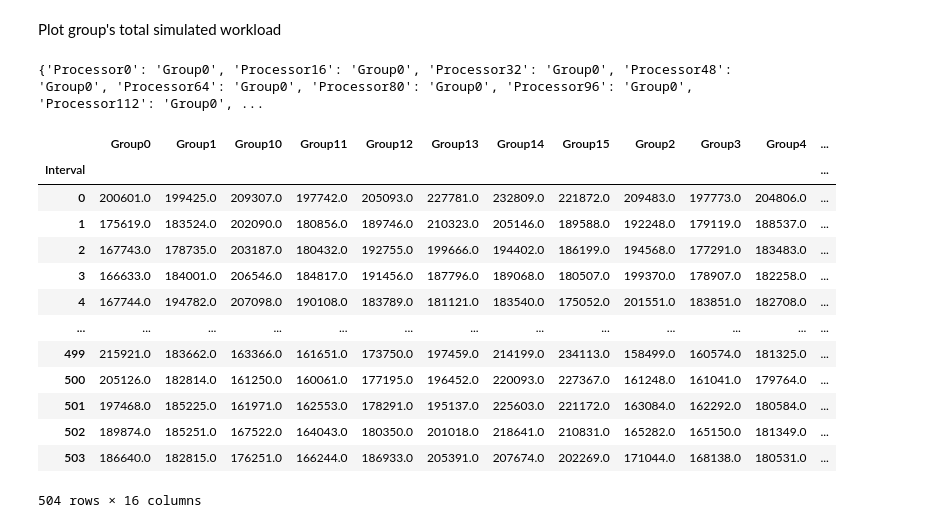
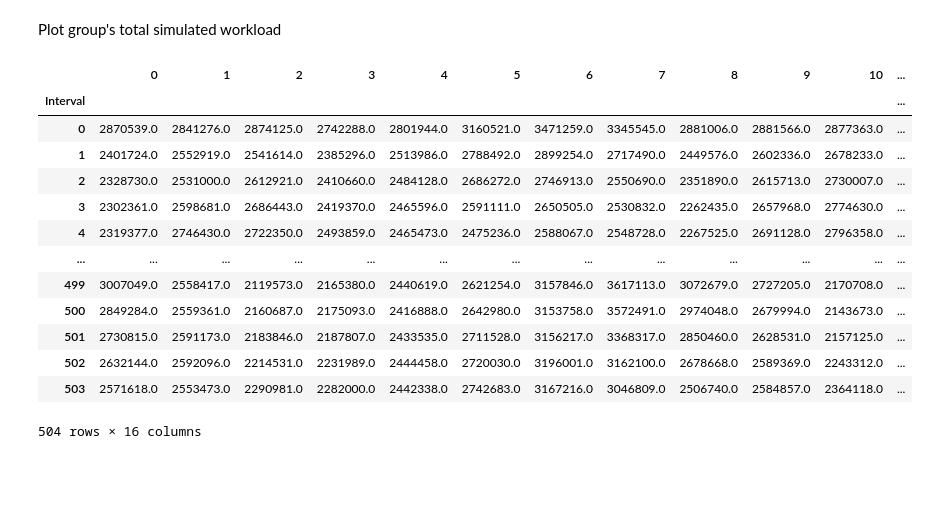
Before and after one commit to Jordan-Sun/simulated-chem, a Jupyter notebook: node_workload.ipynb, the cells around one changed output. Saved outputs shown, nothing was run; the diff lists cells and outputs as text; code cells hidden in the pictures; blank space fills up the shorter version.

```diff
--- a/node_workload.ipynb
+++ b/node_workload.ipynb
@@ -111,11 +124,18 @@ def generate_group_from_seed(
     ]
     return pd.DataFrame(processor_groups)
 
-if path:
-    node_df = pd.read_csv(path, header=None)
-else:
-    node_df = generate_group_from_seed(num_hosts, processors_per_host, seed)
-node_df
+node_dfs = {}
+for key, value in test_names.items():
+    if key in pathes:
+        node_dfs[key] = pd.read_csv(pathes[key], header=None)
+    elif key in seeds:
+        node_dfs[key] = generate_group_from_seed(
+            num_hosts, processors_per_host, seeds[key]
+        )
+
+# Print the first item in node_dfs dict
+first_key = next(iter(node_dfs))
+node_dfs[first_key]
 # %% [output]
 |  | 0 | 1 | 2 | 3 | 4 | 5 | 6 | 7 | 8 | 9 | ... | ... |
 | 0 | 0 | 16 | 32 | 48 | 64 | 80 | 96 | 112 | 128 | 144 | ... | ... |
@@ -137,34 +157,37 @@ node_df
 16 rows × 36 columns
 # %% [markdown]
 Plot group's total simulated workload
-# %%
-dynamic_node_mapping = {}
-for group_id, row in node_df.iterrows():
-    for processor_id in row:
-        dynamic_node_mapping[f"Processor{processor_id}"] = f"Group{group_id}"
-print(dynamic_node_mapping)
-# %% [output]
-{'Processor0': 'Group0', 'Processor16': 'Group0', 'Processor32': 'Group0', 'Processor48': 'Group0', 'Processor64': 'Group0', 'Processor80': 'Group0', 'Processor96': 'Group0', 'Processor112': 'Group0', ...
 # %%
-# Rename columns in workload_df using the dynamic node mapping
-dynamic_grouped_df = simulation_data.rename(columns=dynamic_node_mapping)
-# Sum workload by group
-dynamic_summed_df = dynamic_grouped_df.T.groupby(level=0).sum().T
-dynamic_summed_df
+dynamic_summed_dfs = {}
+
+for key, node_df in node_dfs.items():
+    dynamic_node_mapping = {}
+    for group_id, row in node_df.iterrows():
+        for processor_id in row:
+            dynamic_node_mapping[f"Processor{processor_id}"] = group_id
+
+    # Rename columns in workload_df using the dynamic node mapping
+    dynamic_grouped_df = simulation_data[key].rename(columns=dynamic_node_mapping)
+    # Sum workload by group
+    dynamic_summed_dfs[key] = dynamic_grouped_df.T.groupby(level=0).sum().T
+
+# Print the first item in dynamic_summed_dfs dict
+first_key = next(iter(dynamic_summed_dfs))
+dynamic_summed_dfs[first_key]
 # %% [output]
-|  | Group0 | Group1 | Group10 | Group11 | Group12 | Group13 | Group14 | Group15 | Group2 | Group3 | Group4 | ... |
+|  | 0 | 1 | 2 | 3 | 4 | 5 | 6 | 7 | 8 | 9 | 10 | ... |
 | Interval |  |  |  |  |  |  |  |  |  |  |  | ... |
-| 0 | 200601.0 | 199425.0 | 209307.0 | 197742.0 | 205093.0 | 227781.0 | 232809.0 | 221872.0 | 209483.0 | 197773.0 | 204806.0 | ... |
-| 1 | 175619.0 | 183524.0 | 202090.0 | 180856.0 | 189746.0 | 210323.0 | 205146.0 | 189588.0 | 192248.0 | 179119.0 | 188537.0 | ... |
-| 2 | 167743.0 | 178735.0 | 203187.0 | 180432.0 | 192755.0 | 199666.0 | 194402.0 | 186199.0 | 194568.0 | 177291.0 | 183483.0 | ... |
-| 3 | 166633.0 | 184001.0 | 206546.0 | 184817.0 | 191456.0 | 187796.0 | 189068.0 | 180507.0 | 199370.0 | 178907.0 | 182258.0 | ... |
-| 4 | 167744.0 | 194782.0 | 207098.0 | 190108.0 | 183789.0 | 181121.0 | 183540.0 | 175052.0 | 201551.0 | 183851.0 | 182708.0 | ... |
+| 0 | 2870539.0 | 2841276.0 | 2874125.0 | 2742288.0 | 2801944.0 | 3160521.0 | 3471259.0 | 3345545.0 | 2881006.0 | 2881566.0 | 2877363.0 | ... |
+| 1 | 2401724.0 | 2552919.0 | 2541614.0 | 2385296.0 | 2513986.0 | 2788492.0 | 2899254.0 | 2717490.0 | 2449576.0 | 2602336.0 | 2678233.0 | ... |
+| 2 | 2328730.0 | 2531000.0 | 2612921.0 | 2410660.0 | 2484128.0 | 2686272.0 | 2746913.0 | 2550690.0 | 2351890.0 | 2615713.0 | 2730007.0 | ... |
+| 3 | 2302361.0 | 2598681.0 | 2686443.0 | 2419370.0 | 2465596.0 | 2591111.0 | 2650505.0 | 2530832.0 | 2262435.0 | 2657968.0 | 2774630.0 | ... |
+| 4 | 2319377.0 | 2746430.0 | 2722350.0 | 2493859.0 | 2465473.0 | 2475236.0 | 2588067.0 | 2548728.0 | 2267525.0 | 2691128.0 | 2796358.0 | ... |
 | ... | ... | ... | ... | ... | ... | ... | ... | ... | ... | ... | ... | ... |
-| 499 | 215921.0 | 183662.0 | 163366.0 | 161651.0 | 173750.0 | 197459.0 | 214199.0 | 234113.0 | 158499.0 | 160574.0 | 181325.0 | ... |
-| 500 | 205126.0 | 182814.0 | 161250.0 | 160061.0 | 177195.0 | 196452.0 | 220093.0 | 227367.0 | 161248.0 | 161041.0 | 179764.0 | ... |
-| 501 | 197468.0 | 185225.0 | 161971.0 | 162553.0 | 178291.0 | 195137.0 | 225603.0 | 221172.0 | 163084.0 | 162292.0 | 180584.0 | ... |
-| 502 | 189874.0 | 185251.0 | 167522.0 | 164043.0 | 180350.0 | 201018.0 | 218641.0 | 210831.0 | 165282.0 | 165150.0 | 181349.0 | ... |
-| 503 | 186640.0 | 182815.0 | 176251.0 | 166244.0 | 186933.0 | 205391.0 | 207674.0 | 202269.0 | 171044.0 | 168138.0 | 180531.0 | ... |
+| 499 | 3007049.0 | 2558417.0 | 2119573.0 | 2165380.0 | 2440619.0 | 2621254.0 | 3157846.0 | 3617113.0 | 3072679.0 | 2727205.0 | 2170708.0 | ... |
+| 500 | 2849284.0 | 2559361.0 | 2160687.0 | 2175093.0 | 2416888.0 | 2642980.0 | 3153758.0 | 3572491.0 | 2974048.0 | 2679994.0 | 2143673.0 | ... |
+| 501 | 2730815.0 | 2591173.0 | 2183846.0 | 2187807.0 | 2433535.0 | 2711528.0 | 3156217.0 | 3368317.0 | 2850460.0 | 2628531.0 | 2157125.0 | ... |
+| 502 | 2632144.0 | 2592096.0 | 2214531.0 | 2231989.0 | 2444458.0 | 2720030.0 | 3196001.0 | 3162100.0 | 2678668.0 | 2589369.0 | 2243312.0 | ... |
+| 503 | 2571618.0 | 2553473.0 | 2290981.0 | 2282000.0 | 2442338.0 | 2742683.0 | 3167216.0 | 3046809.0 | 2506740.0 | 2584857.0 | 2364118.0 | ... |
 504 rows × 16 columns
 # %%
 # Max group workload per interval
```
Also changed, not shown: parts of 12 cells of this notebook, 2 other files.
